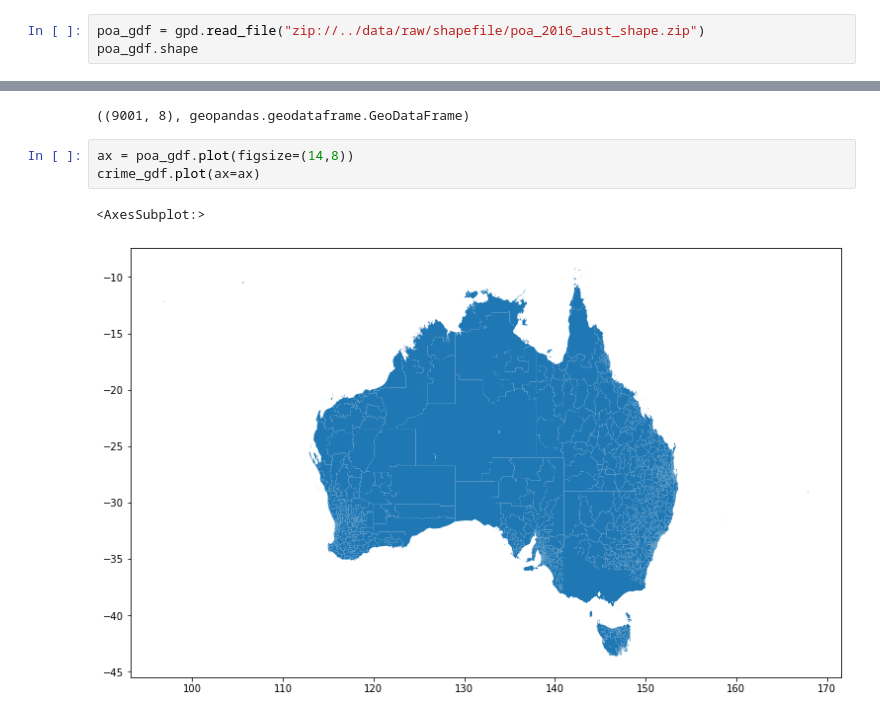
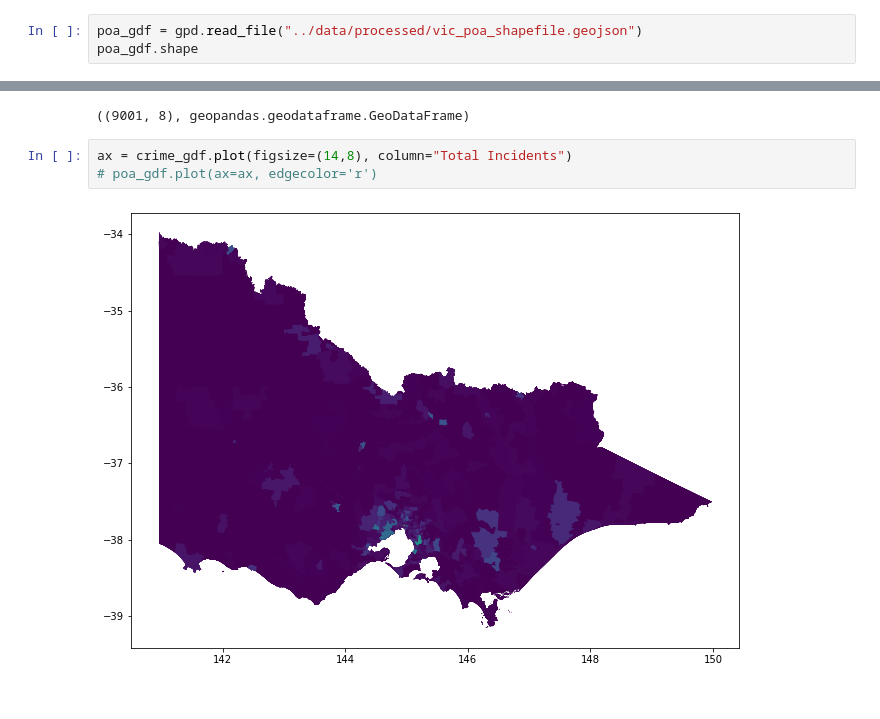
Before and after one commit to danhphan/spatial-analysis-intro, a Jupyter notebook: notebooks/03_Spatial-analysis-with-geopandas.ipynb, the cells around one changed output, grey strips where cells are left out. Drawn from its saved outputs; the diff is of its cells as text.

Commit message:
add join dataset with plot

```diff
--- a/notebooks/03_Spatial-analysis-with-geopandas.ipynb
+++ b/notebooks/03_Spatial-analysis-with-geopandas.ipynb
@@ -34,4 +34,4 @@ crime.Postcode = crime.Postcode.astype(str)
 # %%
-poa_gdf = gpd.read_file("zip://../data/raw/shapefile/poa_2016_aust_shape.zip")
+poa_gdf = gpd.read_file("../data/processed/vic_poa_shapefile.geojson")
 poa_gdf.shape
 # %% [output]
@@ -78,8 +78,7 @@ crime_gdf.shape, type(crime_gdf)
 # %% [output]
 ((9001, 8), geopandas.geodataframe.GeoDataFrame)
 # %%
-ax = poa_gdf.plot(figsize=(14,8))
-crime_gdf.plot(ax=ax)
+ax = crime_gdf.plot(figsize=(14,8), column="Total Incidents")
+# poa_gdf.plot(ax=ax, edgecolor='r')
 # %% [output]
-<AxesSubplot:>
-[figure, old version]
+[figure, new version]
```
Also changed, not shown: parts of 3 cells of this notebook.
